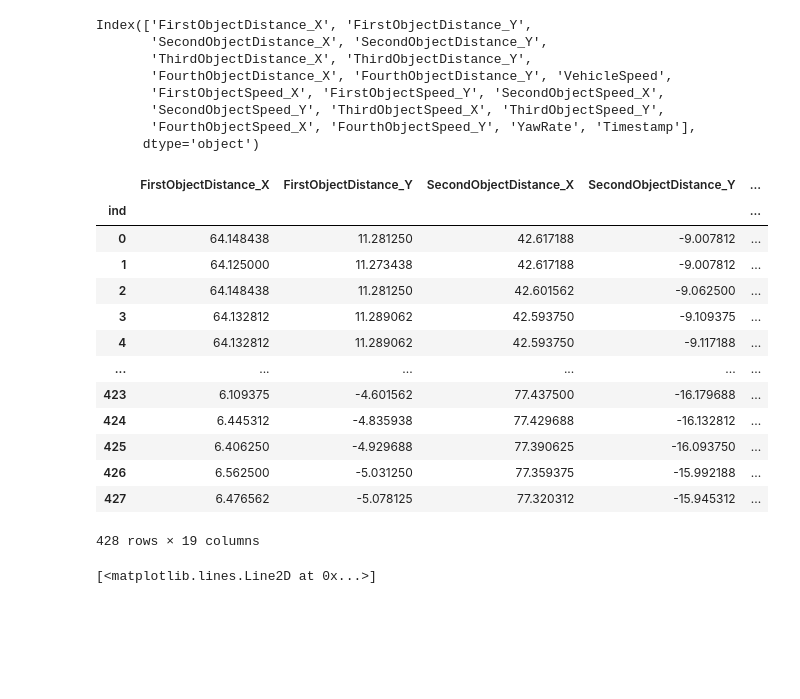
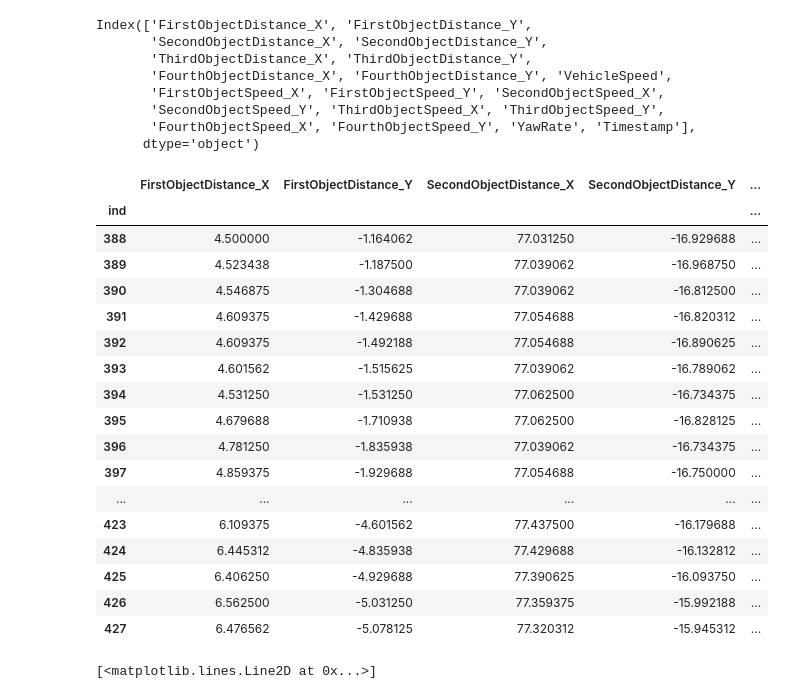
Before and after one commit to Fullbaro/CodeLikeABosch2023, a Jupyter notebook: code/bence.ipynb, the cells around one changed output. Cells and saved outputs as stored; diff of their text form; code cells hidden in the pictures; blank space fills up the shorter version.

```diff
--- a/code/bence.ipynb
+++ b/code/bence.ipynb
@@ -18,28 +18,32 @@ Index(['FirstObjectDistance_X', 'FirstObjectDistance_Y',
 # %%
 data_norm = data.copy()
 
 data_norm[['FirstObjectDistance_X', 'FirstObjectDistance_Y', 'SecondObjectDistance_X', 'SecondObjectDistance_Y', 'ThirdObjectDistance_X', 'ThirdObjectDistance_Y', 'FourthObjectDistance_X', 'FourthObjectDistance_Y']] = \
 data[['FirstObjectDistance_X', 'FirstObjectDistance_Y', 'SecondObjectDistance_X', 'SecondObjectDistance_Y', 'ThirdObjectDistance_X', 'ThirdObjectDistance_Y', 'FourthObjectDistance_X', 'FourthObjectDistance_Y']] / 128
 
 data_norm[['VehicleSpeed', 'FirstObjectSpeed_X', 'FirstObjectSpeed_Y', 'SecondObjectSpeed_X', 'SecondObjectSpeed_Y', 'ThirdObjectSpeed_X', 'ThirdObjectSpeed_Y', 'FourthObjectSpeed_X', 'FourthObjectSpeed_Y']] = \
 data[['VehicleSpeed', 'FirstObjectSpeed_X', 'FirstObjectSpeed_Y', 'SecondObjectSpeed_X', 'SecondObjectSpeed_Y', 'ThirdObjectSpeed_X', 'ThirdObjectSpeed_Y', 'FourthObjectSpeed_X', 'FourthObjectSpeed_Y']] / 256
 
-data_norm
+data_norm.tail(40)
 # %% [output]
 |  | FirstObjectDistance_X | FirstObjectDistance_Y | SecondObjectDistance_X | SecondObjectDistance_Y | ... |
 | ind |  |  |  |  | ... |
-| 0 | 64.148438 | 11.281250 | 42.617188 | -9.007812 | ... |
-| 1 | 64.125000 | 11.273438 | 42.617188 | -9.007812 | ... |
-| 2 | 64.148438 | 11.281250 | 42.601562 | -9.062500 | ... |
-| 3 | 64.132812 | 11.289062 | 42.593750 | -9.109375 | ... |
-| 4 | 64.132812 | 11.289062 | 42.593750 | -9.117188 | ... |
+| 388 | 4.500000 | -1.164062 | 77.031250 | -16.929688 | ... |
+| 389 | 4.523438 | -1.187500 | 77.039062 | -16.968750 | ... |
+| 390 | 4.546875 | -1.304688 | 77.039062 | -16.812500 | ... |
+| 391 | 4.609375 | -1.429688 | 77.054688 | -16.820312 | ... |
+| 392 | 4.609375 | -1.492188 | 77.054688 | -16.890625 | ... |
+| 393 | 4.601562 | -1.515625 | 77.039062 | -16.789062 | ... |
+| 394 | 4.531250 | -1.531250 | 77.062500 | -16.734375 | ... |
+| 395 | 4.679688 | -1.710938 | 77.062500 | -16.828125 | ... |
+| 396 | 4.781250 | -1.835938 | 77.039062 | -16.734375 | ... |
+| 397 | 4.859375 | -1.929688 | 77.054688 | -16.750000 | ... |
 | ... | ... | ... | ... | ... | ... |
 | 423 | 6.109375 | -4.601562 | 77.437500 | -16.179688 | ... |
 | 424 | 6.445312 | -4.835938 | 77.429688 | -16.132812 | ... |
 | 425 | 6.406250 | -4.929688 | 77.390625 | -16.093750 | ... |
 | 426 | 6.562500 | -5.031250 | 77.359375 | -15.992188 | ... |
 | 427 | 6.476562 | -5.078125 | 77.320312 | -15.945312 | ... |
-428 rows × 19 columns
 # %%
 data_norm.to_csv('../data/data_norm.csv', sep=';')
 # %%
```
Also changed, not shown: parts of 6 cells of this notebook.
